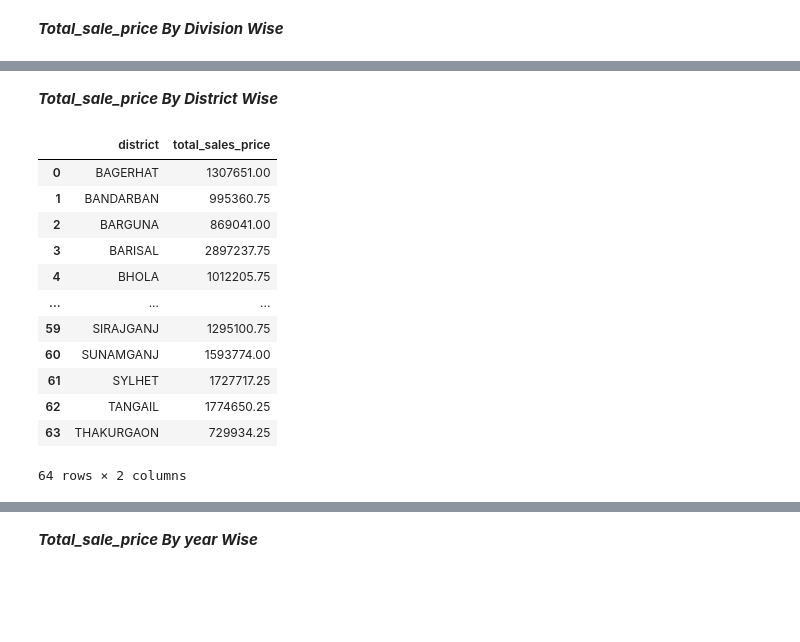
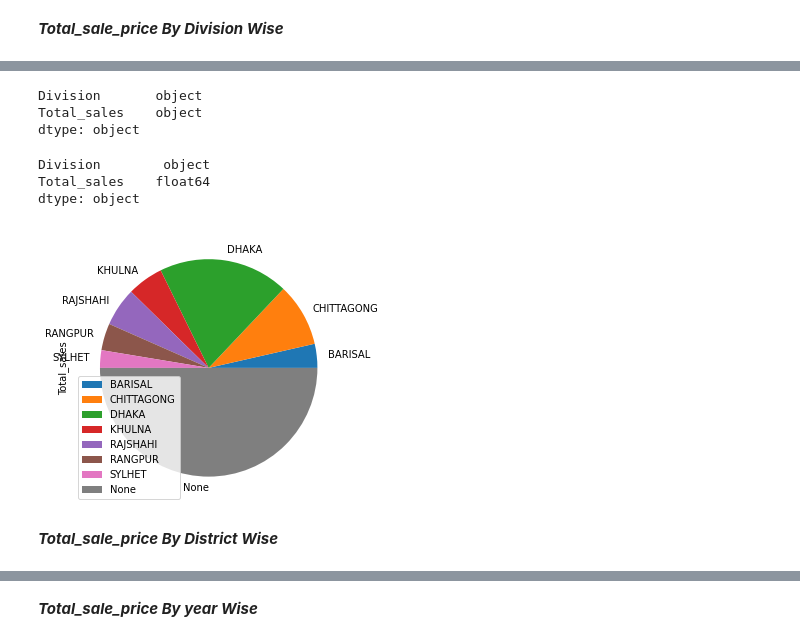
Before and after one commit to SadiaAlamChy/HDA-Tech-Learning, a Jupyter notebook: notebook/analytics/Olap.ipynb, the cells around one changed output, grey strips where cells are left out. Cells and saved outputs as stored; diff of their text form; code cells hidden in the pictures; blank space fills up the shorter version.

```diff
--- a/notebook/analytics/Olap.ipynb
+++ b/notebook/analytics/Olap.ipynb
@@ -69,0 +65,12 @@ data
+# %%
+con = PostgresConnection().getConnection()
+
+cur = con.cursor()
+select_stmt = "SELECT  s.division, SUM(t.total_price) " \
+        "FROM ecom_schema.fact_table t " \
+        "JOIN ecom_schema.store_dim s on s.store_key = t.store_key " \
+        "GROUP BY CUBE(s.division)" \
+        "ORDER BY s.division ASC"
+cur.execute(select_stmt)
+records = cur.fetchall()
+records
@@ -69,0 +87,3 @@ data
+# %%
+df = pd.DataFrame(list(records), columns=['Division', 'Total_sales'])
+df.head(10)
@@ -70,22 +100,22 @@ data
+# %%
+df.dtypes
+# %% [output]
+Division       object
+Total_sales    object
+dtype: object
+# %%
+df['Total_sales'] = df['Total_sales'].astype('float64')
+# %%
+df.dtypes
+# %% [output]
+Division        object
+Total_sales    float64
+dtype: object
+# %%
+df = df.set_index(['Division'])
+# %%
+plot = df.plot.pie(y='Total_sales', figsize=(5, 5))
+# %% [output]
+[figure, added]
 # %% [markdown]
 ***Total_sale_price By District Wise***
-# %%
-query ="SELECT  district, SUM(total_price) total_sales_price FROM ecom_schema.store_dim INNER JOIN ecom_schema.fact_table ON fact_table.store_key = store_dim.store_key GROUP BY store_dim.district;"
-
-data = sqlio.read_sql_query(query,conn)
-
-data
-# %% [output]
-|  | district | total_sales_price |
-| 0 | BAGERHAT | 1307651.00 |
-| 1 | BANDARBAN | 995360.75 |
-| 2 | BARGUNA | 869041.00 |
-| 3 | BARISAL | 2897237.75 |
-| 4 | BHOLA | 1012205.75 |
-| ... | ... | ... |
-| 59 | SIRAJGANJ | 1295100.75 |
-| 60 | SUNAMGANJ | 1593774.00 |
-| 61 | SYLHET | 1727717.25 |
-| 62 | TANGAIL | 1774650.25 |
-| 63 | THAKURGAON | 729934.25 |
-64 rows × 2 columns
```
Also changed, not shown: parts of 20 cells of this notebook, 1 other file.
